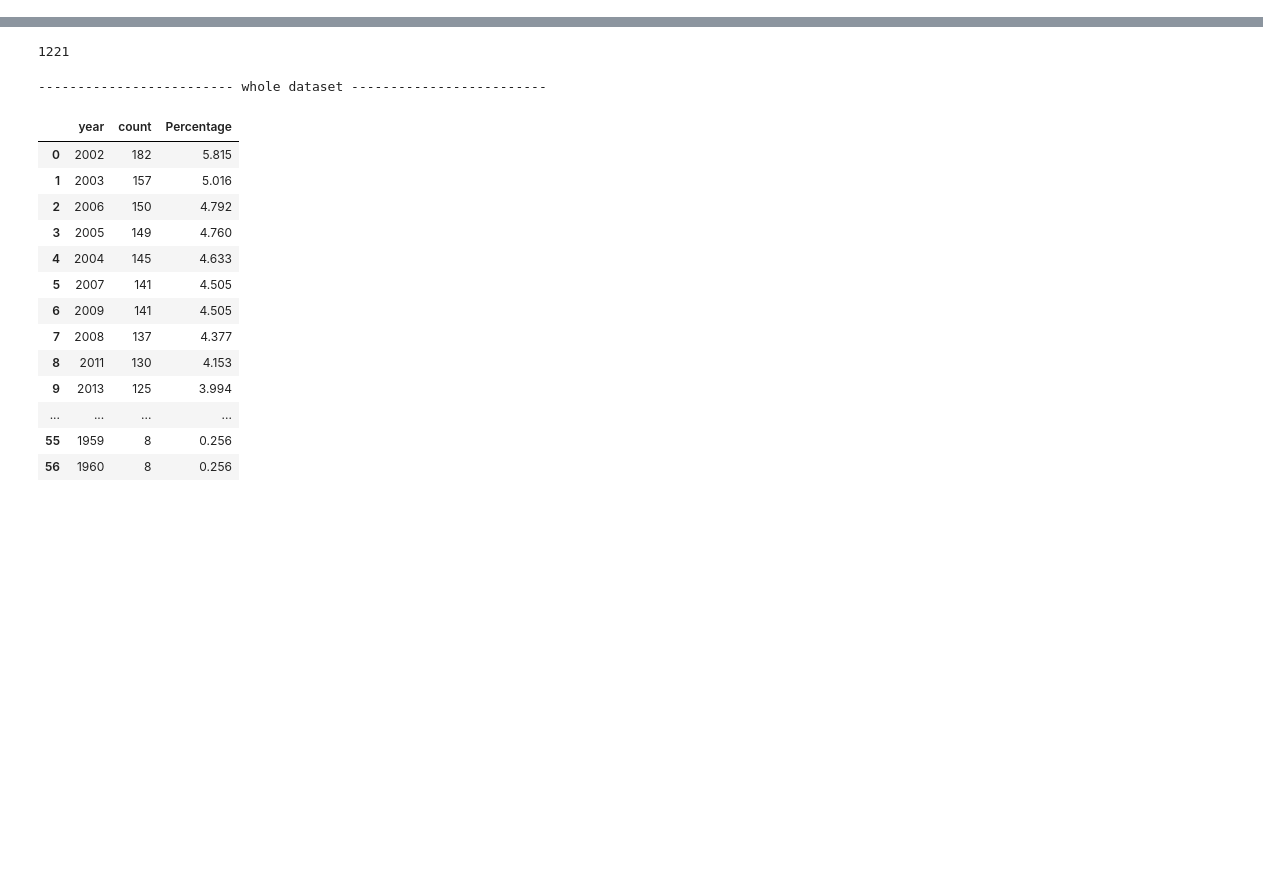
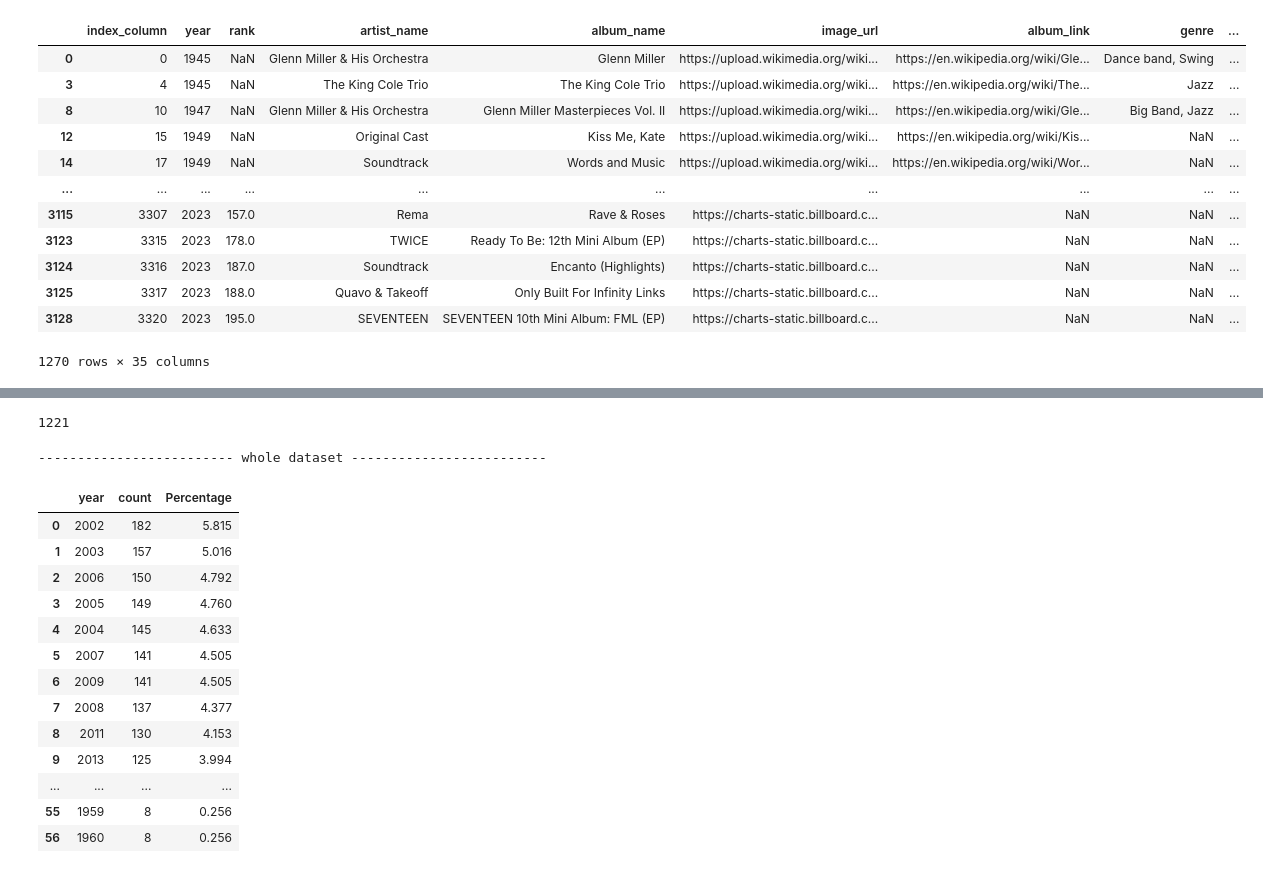
Before and after one commit to SAndrade2209/master_thesis, a Jupyter notebook: dataset_stats.ipynb, the cells around one changed output, grey strips where cells are left out. Drawn from its saved outputs; the diff is of its cells as text; code cells hidden in the pictures; blank space fills up the shorter version.

```diff
--- a/dataset_stats.ipynb
+++ b/dataset_stats.ipynb
@@ -100,3 +107,19 @@ df['decade'] = df['year'].apply(map_year_to_decade)
+# %%
+df[df['artist_gender'].isna()]
+# %% [output]
+|  | index_column | year | rank | artist_name | album_name | image_url | album_link | genre | ... |
+| 0 | 0 | 1945 | NaN | Glenn Miller & His Orchestra | Glenn Miller | https://upload.wikimedia.org/wiki... | https://en.wikipedia.org/wiki/Gle... | Dance band, Swing | ... |
+| 3 | 4 | 1945 | NaN | The King Cole Trio | The King Cole Trio | https://upload.wikimedia.org/wiki... | https://en.wikipedia.org/wiki/The... | Jazz | ... |
+| 8 | 10 | 1947 | NaN | Glenn Miller & His Orchestra | Glenn Miller Masterpieces Vol. II | https://upload.wikimedia.org/wiki... | https://en.wikipedia.org/wiki/Gle... | Big Band, Jazz | ... |
+| 12 | 15 | 1949 | NaN | Original Cast | Kiss Me, Kate | https://upload.wikimedia.org/wiki... | https://en.wikipedia.org/wiki/Kis... | NaN | ... |
+| 14 | 17 | 1949 | NaN | Soundtrack | Words and Music | https://upload.wikimedia.org/wiki... | https://en.wikipedia.org/wiki/Wor... | NaN | ... |
+| ... | ... | ... | ... | ... | ... | ... | ... | ... | ... |
+| 3115 | 3307 | 2023 | 157.0 | Rema | Rave & Roses | https://charts-static.billboard.c... | NaN | NaN | ... |
+| 3123 | 3315 | 2023 | 178.0 | TWICE | Ready To Be: 12th Mini Album (EP) | https://charts-static.billboard.c... | NaN | NaN | ... |
+| 3124 | 3316 | 2023 | 187.0 | Soundtrack | Encanto (Highlights) | https://charts-static.billboard.c... | NaN | NaN | ... |
+| 3125 | 3317 | 2023 | 188.0 | Quavo & Takeoff | Only Built For Infinity Links | https://charts-static.billboard.c... | NaN | NaN | ... |
+| 3128 | 3320 | 2023 | 195.0 | SEVENTEEN | SEVENTEEN 10th Mini Album: FML (EP) | https://charts-static.billboard.c... | NaN | NaN | ... |
+1270 rows × 35 columns
 # %%
 print("------------------------- whole dataset artist_name -------------------------")
 year_counts = df['artist_name'].value_counts()
```
Also changed, not shown: parts of 4 cells of this notebook, 1 other file.
